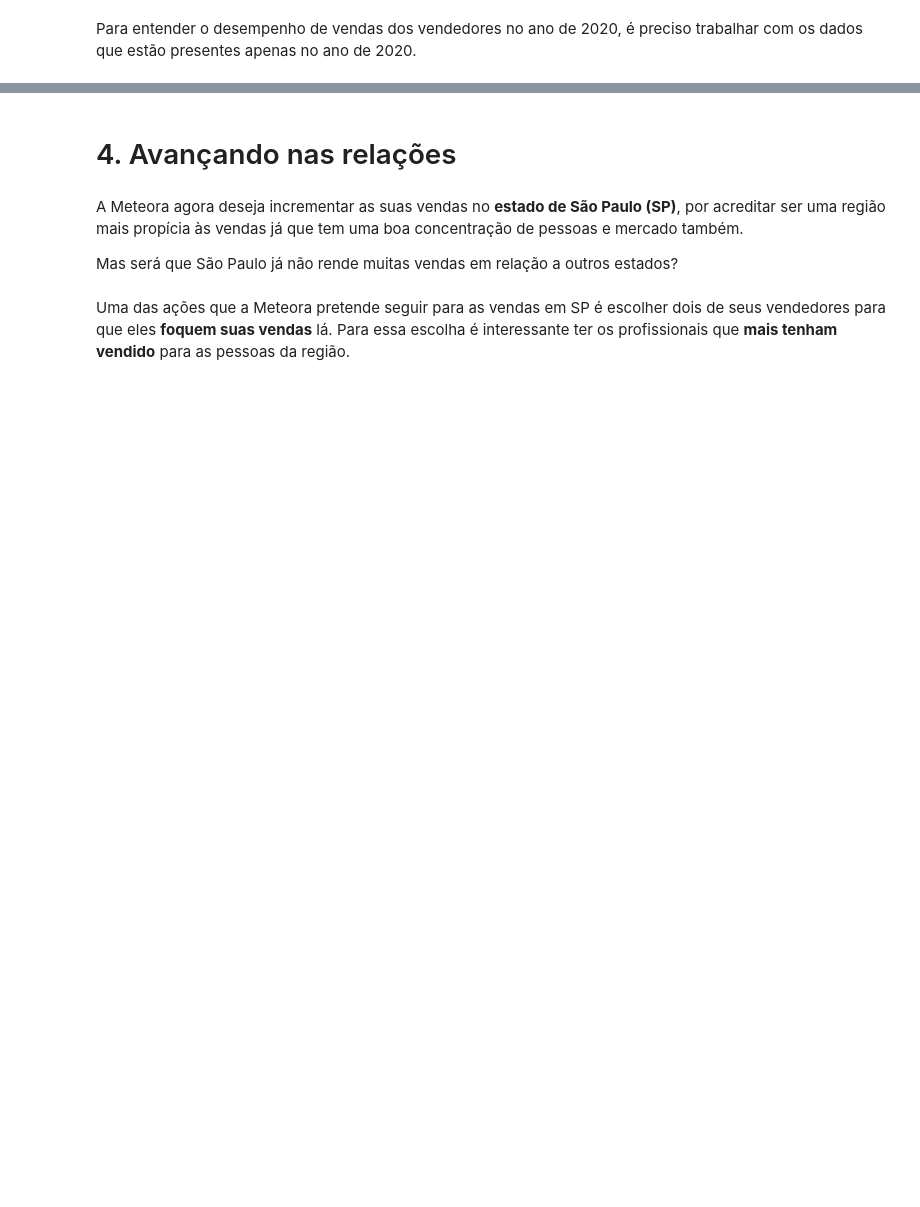
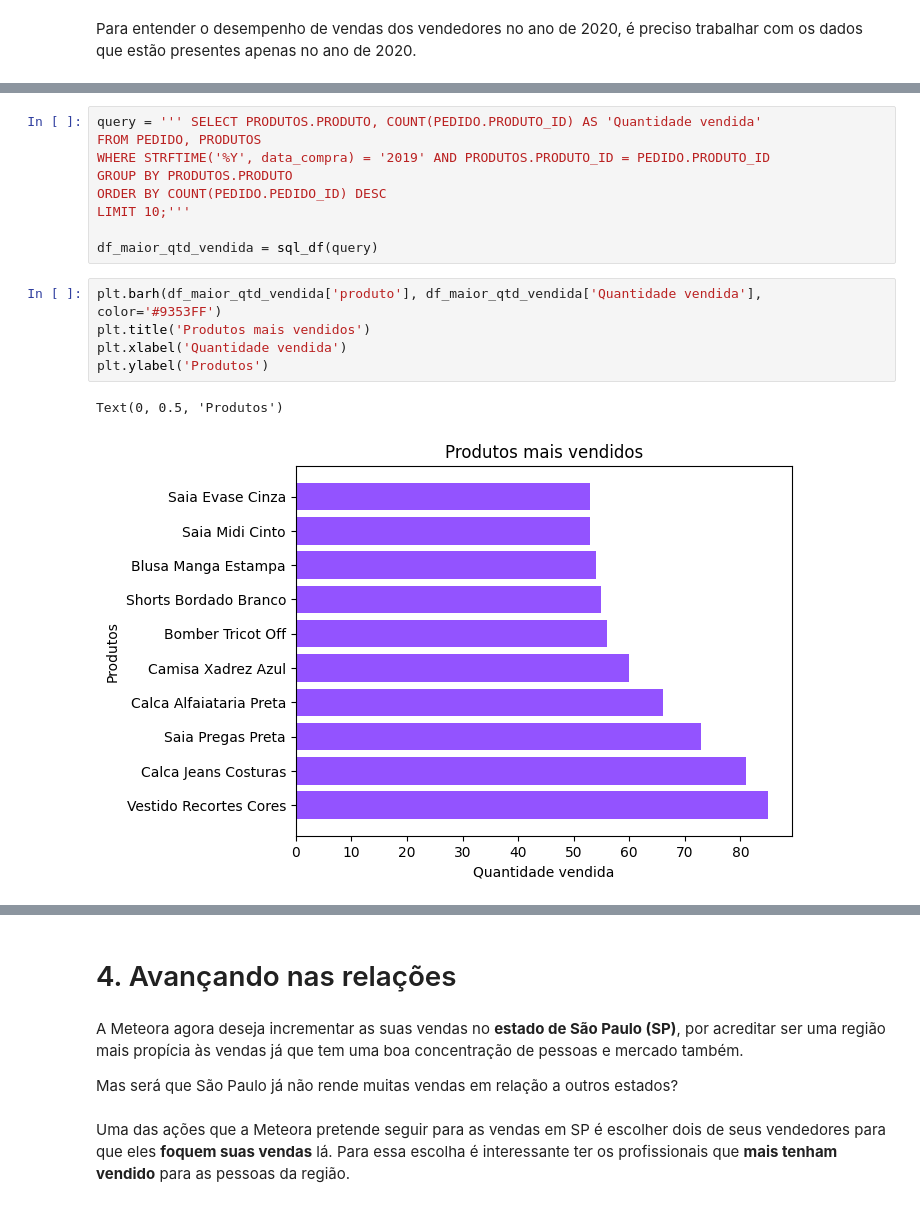
Before and after one commit to JhowSantiago/Python-analise-de-dados-com-SQL, a Jupyter notebook: Jonathan/Notebook_Meteora.ipynb, the cells around one changed output, grey strips where cells are left out. Cells and saved outputs as stored; diff of their text form; blank space fills up the shorter version.

```diff
--- a/Jonathan/Notebook_Meteora.ipynb
+++ b/Jonathan/Notebook_Meteora.ipynb
@@ -180,0 +382,17 @@ Para entender o desempenho de vendas dos vendedores no ano de 2020, é preciso t
+# %%
+query = ''' SELECT PRODUTOS.PRODUTO, COUNT(PEDIDO.PRODUTO_ID) AS 'Quantidade vendida'
+FROM PEDIDO, PRODUTOS
+WHERE STRFTIME('%Y', data_compra) = '2019' AND PRODUTOS.PRODUTO_ID = PEDIDO.PRODUTO_ID
+GROUP BY PRODUTOS.PRODUTO
+ORDER BY COUNT(PEDIDO.PEDIDO_ID) DESC
+LIMIT 10;'''
+
+df_maior_qtd_vendida = sql_df(query)
+# %%
+plt.barh(df_maior_qtd_vendida['produto'], df_maior_qtd_vendida['Quantidade vendida'], color='#9353FF')
+plt.title('Produtos mais vendidos')
+plt.xlabel('Quantidade vendida')
+plt.ylabel('Produtos')
+# %% [output]
+Text(0, 0.5, 'Produtos')
+[figure, added]
```
Also changed, not shown: parts of 21 cells of this notebook.
